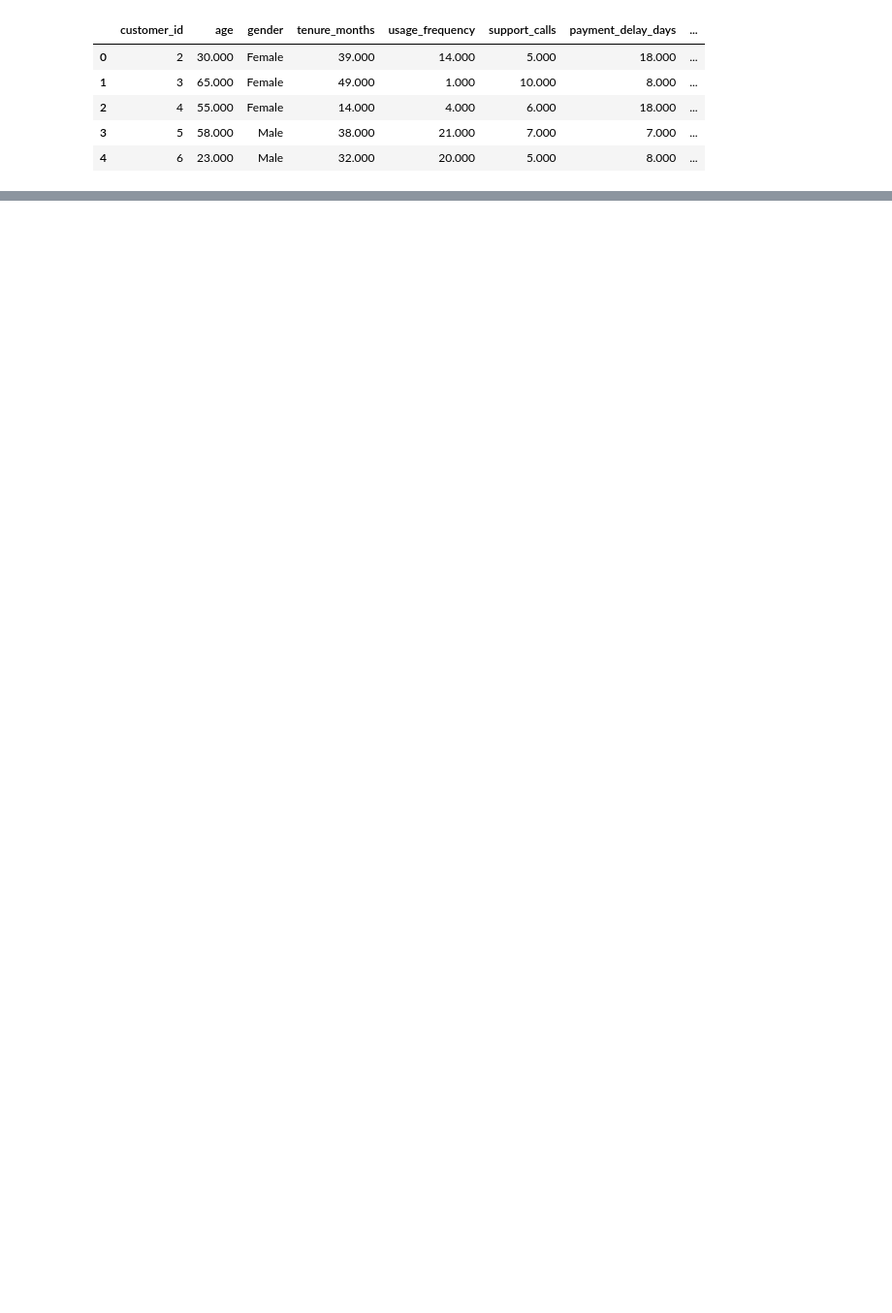
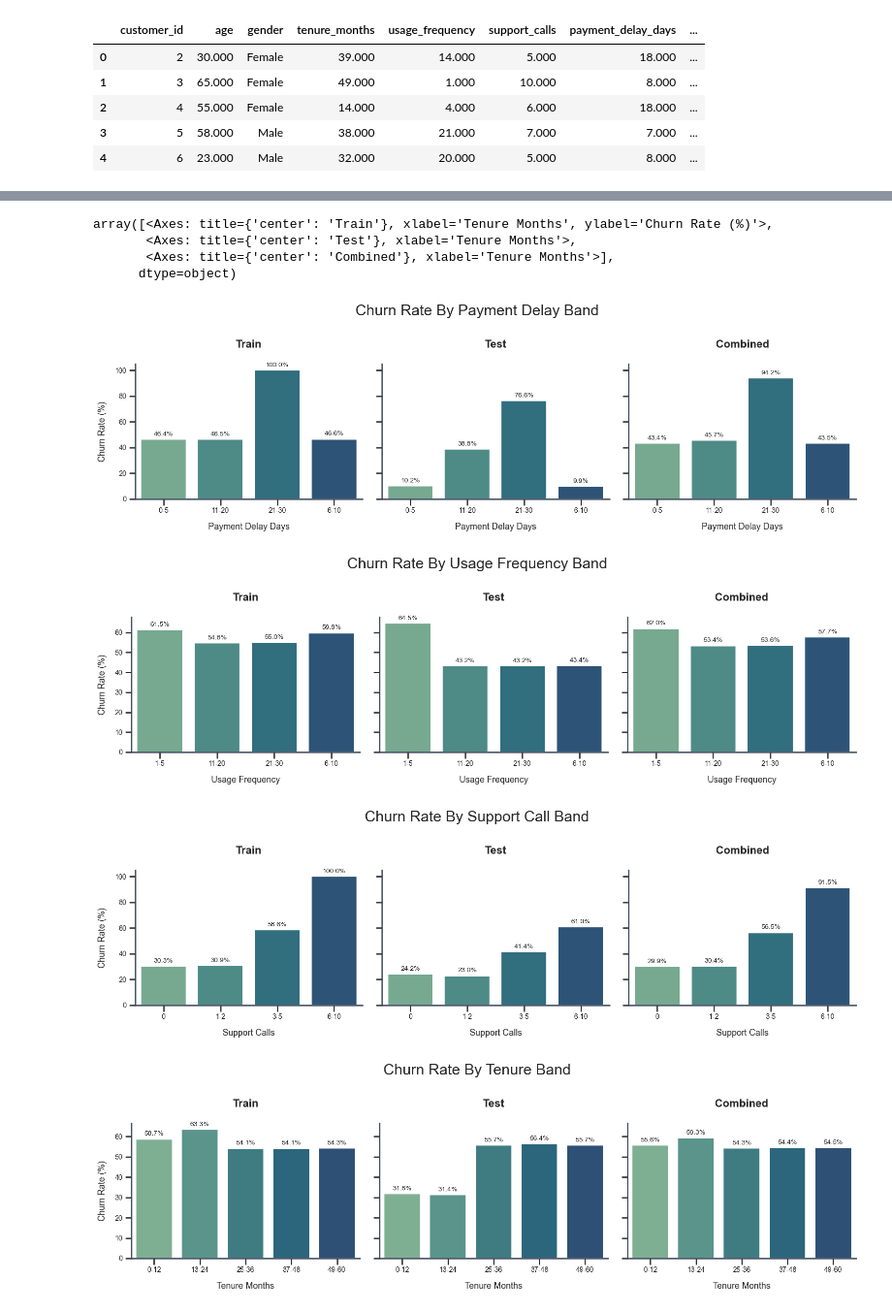
Before and after one commit to BrianCollinss/MySampleWork, a Jupyter notebook: Python - Customer Churn Analysis/notebooks/01_customer_churn_analysis.ipynb, the cells around one changed output, grey strips where cells are left out. Shown at 97% size. Saved outputs shown, nothing was run; the diff lists cells and outputs as text; code cells hidden in the pictures; blank space fills up the shorter version.

```diff
--- a/Python - Customer Churn Analysis/notebooks/01_customer_churn_analysis.ipynb
+++ b/Python - Customer Churn Analysis/notebooks/01_customer_churn_analysis.ipynb
@@ -119,0 +163,14 @@ plot_churn_by_contract(combined_df)
+# %%
+plot_churn_rate_by_numeric_bins(combined_df, "payment_delay_days", bins=[-1, 5, 10, 20, 30], labels=["0-5", "6-10", "11-20", "21-30"], title="Churn Rate By Payment Delay Band")
+plot_churn_rate_by_numeric_bins(combined_df, "usage_frequency", bins=[0, 5, 10, 20, 30], labels=["1-5", "6-10", "11-20", "21-30"], title="Churn Rate By Usage Frequency Band")
+plot_churn_rate_by_numeric_bins(combined_df, "support_calls", bins=[-1, 0, 2, 5, 10], labels=["0", "1-2", "3-5", "6-10"], title="Churn Rate By Support Call Band")
+plot_churn_rate_by_numeric_bins(combined_df, "tenure_months", bins=[0, 12, 24, 36, 48, 60], labels=["0-12", "13-24", "25-36", "37-48", "49-60"], title="Churn Rate By Tenure Band")
+# %% [output]
+array([<Axes: title={'center': 'Train'}, xlabel='Tenure Months', ylabel='Churn Rate (%)'>,
+       <Axes: title={'center': 'Test'}, xlabel='Tenure Months'>,
+       <Axes: title={'center': 'Combined'}, xlabel='Tenure Months'>],
+      dtype=object)
+[figure, added]
+[figure, added]
+[figure, added]
+[figure, added]
```
Also changed, not shown: parts of 33 cells of this notebook, 25 other files.
